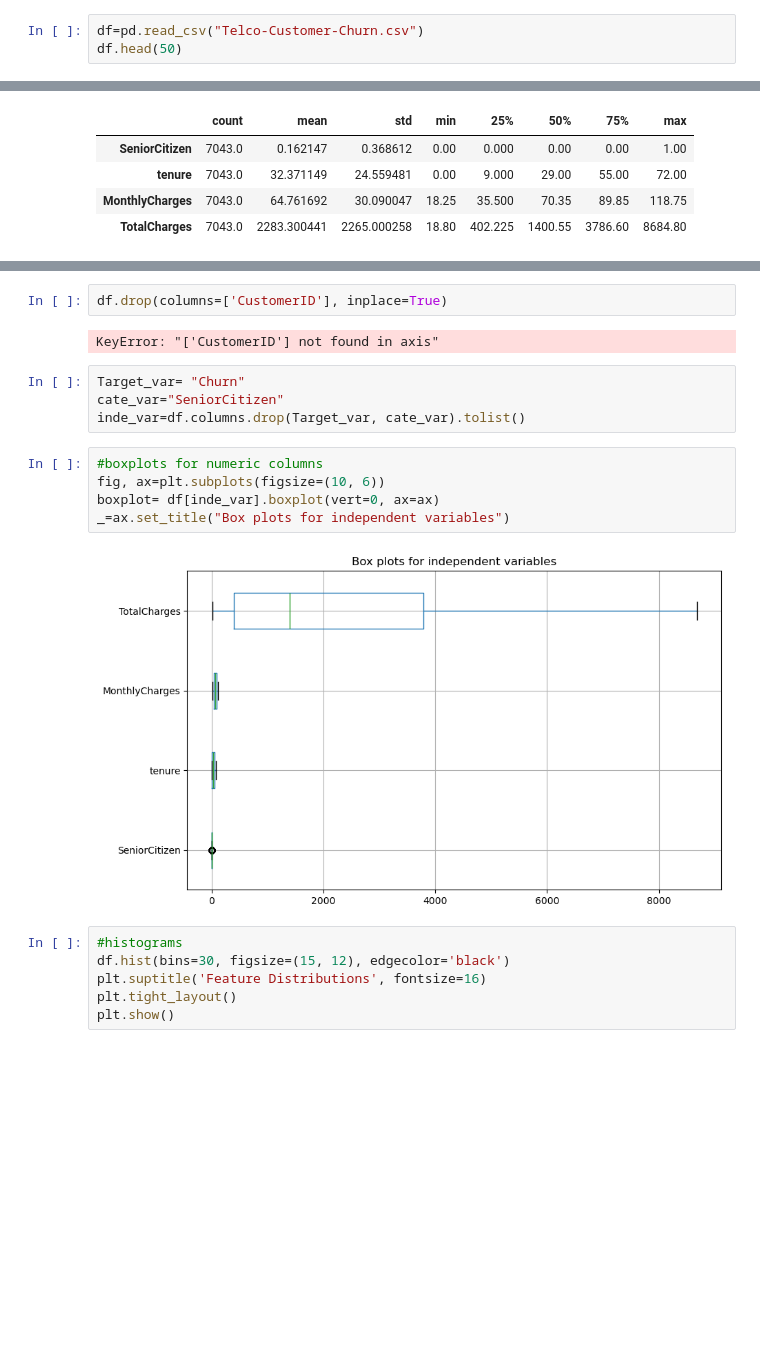
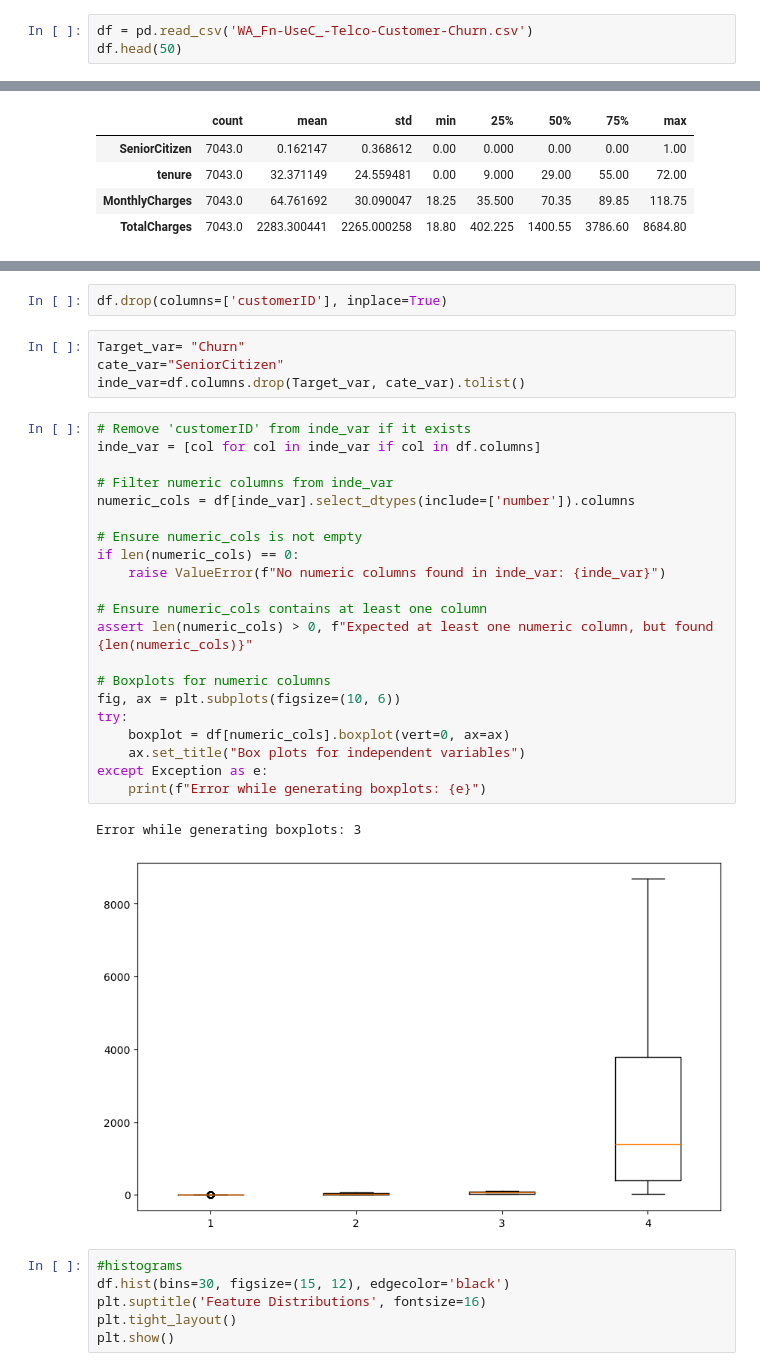
Before and after one commit to AngeliteArendse/Customer_Churn_prediction, a Jupyter notebook: Customer.ipynb, the cells around one changed output, grey strips where cells are left out. Cells and saved outputs as stored; diff of their text form; blank space fills up the shorter version.

```diff
--- a/Customer.ipynb
+++ b/Customer.ipynb
@@ -4,7 +4,7 @@ import numpy as np
 import seaborn as sns
 import matplotlib.pyplot as plt
 # %%
-df=pd.read_csv("Telco-Customer-Churn.csv")
+df = pd.read_csv('WA_Fn-UseC_-Telco-Customer-Churn.csv')
 df.head(50)
 # %% [output]
 |  | customerID | gender | SeniorCitizen | Partner | Dependents | tenure | PhoneService | MultipleLines | ... |
@@ -193,20 +193,35 @@ PaymentMethod          4
 Churn                  2
 dtype: int64
 # %%
-df.drop(columns=['CustomerID'], inplace=True)
+df.drop(columns=['customerID'], inplace=True)
-# %% [output]
-KeyError: "['CustomerID'] not found in axis"
 # %%
 Target_var= "Churn"
 cate_var="SeniorCitizen"
 inde_var=df.columns.drop(Target_var, cate_var).tolist()
 # %%
-#boxplots for numeric columns
-fig, ax=plt.subplots(figsize=(10, 6))
-boxplot= df[inde_var].boxplot(vert=0, ax=ax)
-_=ax.set_title("Box plots for independent variables")
+# Remove 'customerID' from inde_var if it exists
+inde_var = [col for col in inde_var if col in df.columns]
+
+# Filter numeric columns from inde_var
+numeric_cols = df[inde_var].select_dtypes(include=['number']).columns
+
+# Ensure numeric_cols is not empty
+if len(numeric_cols) == 0:
+	raise ValueError(f"No numeric columns found in inde_var: {inde_var}")
+
+# Ensure numeric_cols contains at least one column
+assert len(numeric_cols) > 0, f"Expected at least one numeric column, but found {len(numeric_cols)}"
+
+# Boxplots for numeric columns
+fig, ax = plt.subplots(figsize=(10, 6))
+try:
+	boxplot = df[numeric_cols].boxplot(vert=0, ax=ax)
+	ax.set_title("Box plots for independent variables")
+except Exception as e:
+	print(f"Error while generating boxplots: {e}")
 # %% [output]
+Error while generating boxplots: 3
-[figure, old version]
+[figure, new version]
 # %%
 #histograms
 df.hist(bins=30, figsize=(15, 12), edgecolor='black')
```
Also changed, not shown: parts of 9 cells of this notebook.
